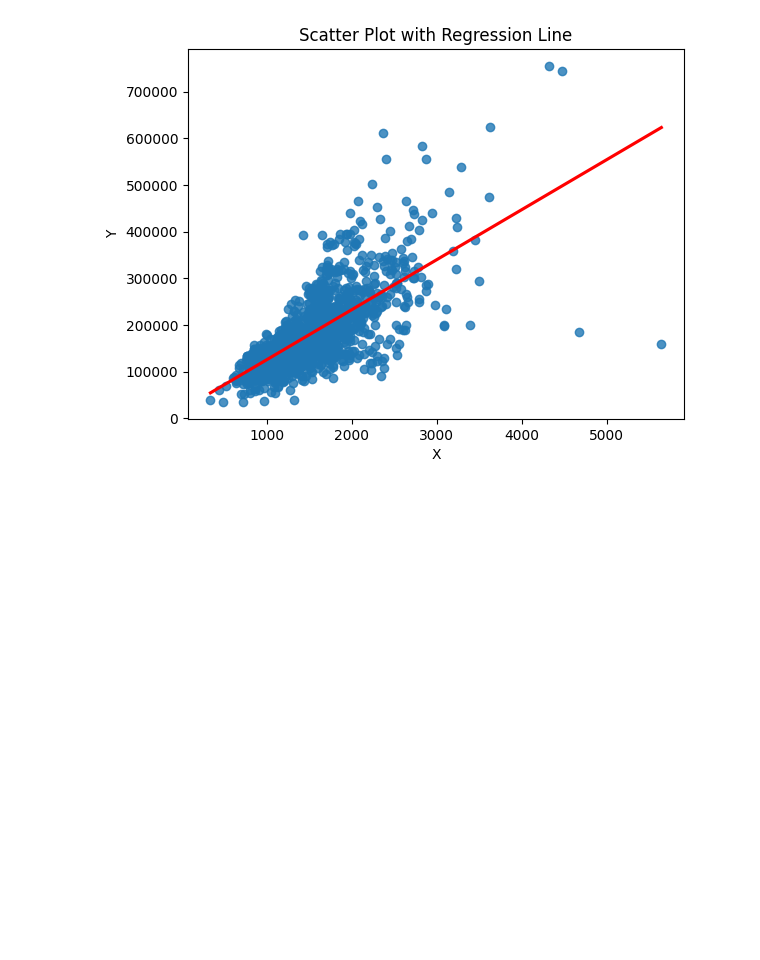
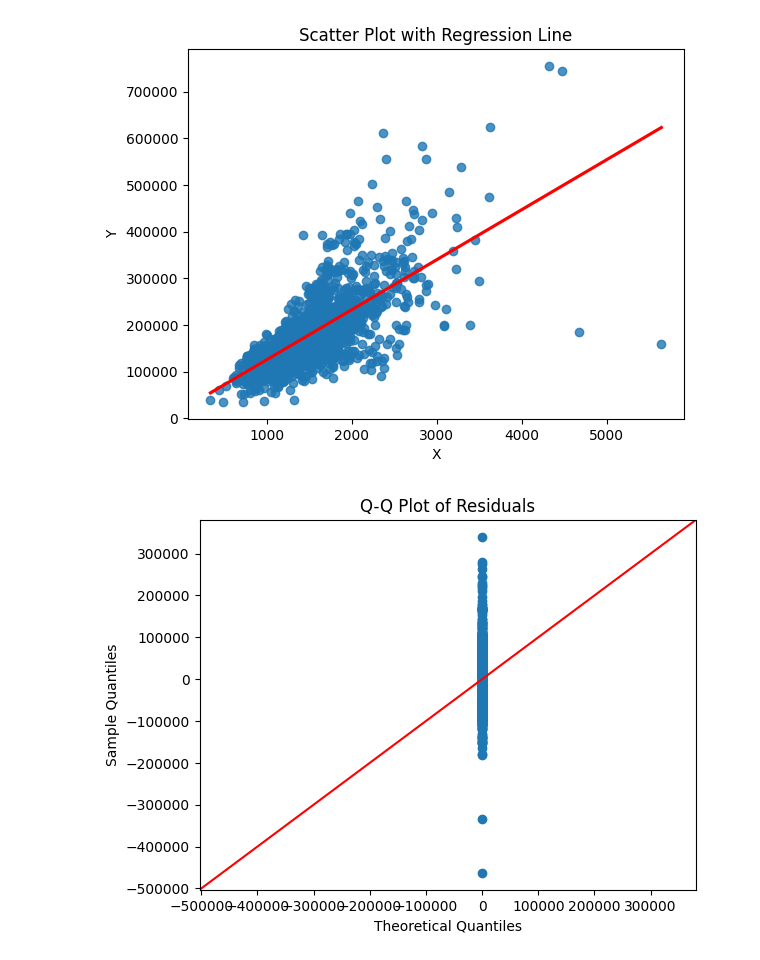
Before and after one commit to imdwipayana/Battlefield, a Jupyter notebook: Kaggle/Regression House Price/trial_again.ipynb, the cells around one changed output. Cells and saved outputs as stored; diff of their text form; code cells hidden in the pictures; blank space fills up the shorter version.

```diff
--- a/Kaggle/Regression House Price/trial_again.ipynb
+++ b/Kaggle/Regression House Price/trial_again.ipynb
@@ -235,3 +235,16 @@ plt.ylabel("Y")
 plt.show()
 # %% [output]
 [figure]
+# %%
+import statsmodels.api as sm
+import matplotlib.pyplot as plt
+
+# Get residuals from your regression model
+residuals = ols_model.resid   # from statsmodels OLS
+
+# Q-Q plot
+sm.qqplot(residuals, line="45")
+plt.title("Q-Q Plot of Residuals")
+plt.show()
+# %% [output]
+[figure, added]
```
Also changed, not shown: parts of 10 cells of this notebook.
